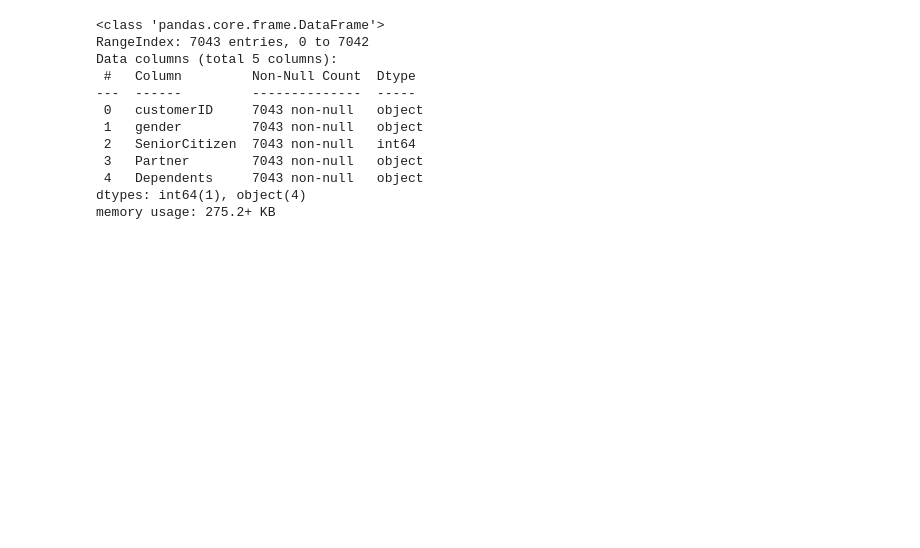
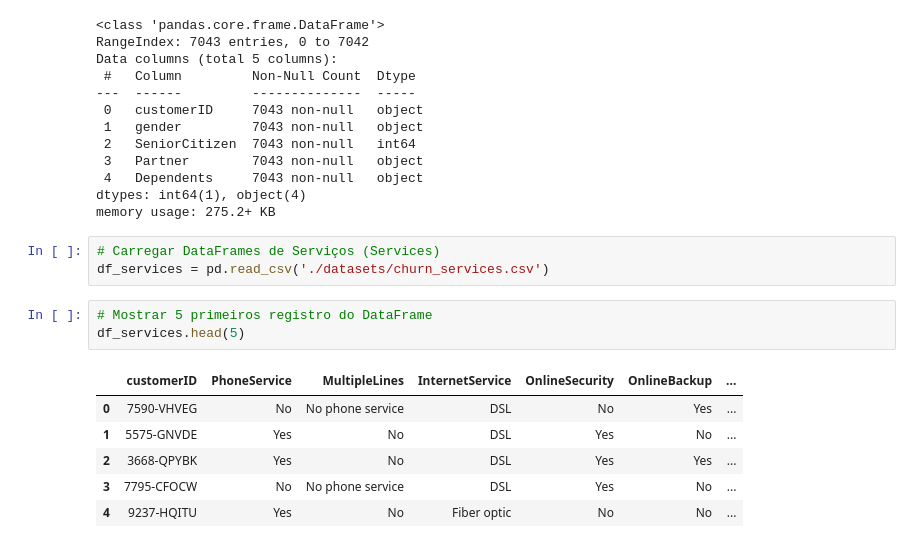
Before and after one commit to EuFontoura/EDAestudos, a Jupyter notebook: eda_churn.ipynb, the cells around one changed output. Drawn from its saved outputs; the diff is of its cells as text; blank space fills up the shorter version.

```diff
--- a/eda_churn.ipynb
+++ b/eda_churn.ipynb
@@ -41,3 +41,16 @@ Data columns (total 5 columns):
  4   Dependents     7043 non-null   object
 dtypes: int64(1), object(4)
 memory usage: 275.2+ KB
+# %%
+# Carregar DataFrames de Serviços (Services)
+df_services = pd.read_csv('./datasets/churn_services.csv')
+# %%
+# Mostrar 5 primeiros registro do DataFrame
+df_services.head(5)
+# %% [output]
+|  | customerID | PhoneService | MultipleLines | InternetService | OnlineSecurity | OnlineBackup | ... |
+| 0 | 7590-VHVEG | No | No phone service | DSL | No | Yes | ... |
+| 1 | 5575-GNVDE | Yes | No | DSL | Yes | No | ... |
+| 2 | 3668-QPYBK | Yes | No | DSL | Yes | Yes | ... |
+| 3 | 7795-CFOCW | No | No phone service | DSL | Yes | No | ... |
+| 4 | 9237-HQITU | Yes | No | Fiber optic | No | No | ... |
```
Also changed, not shown: parts of 16 cells of this notebook.
